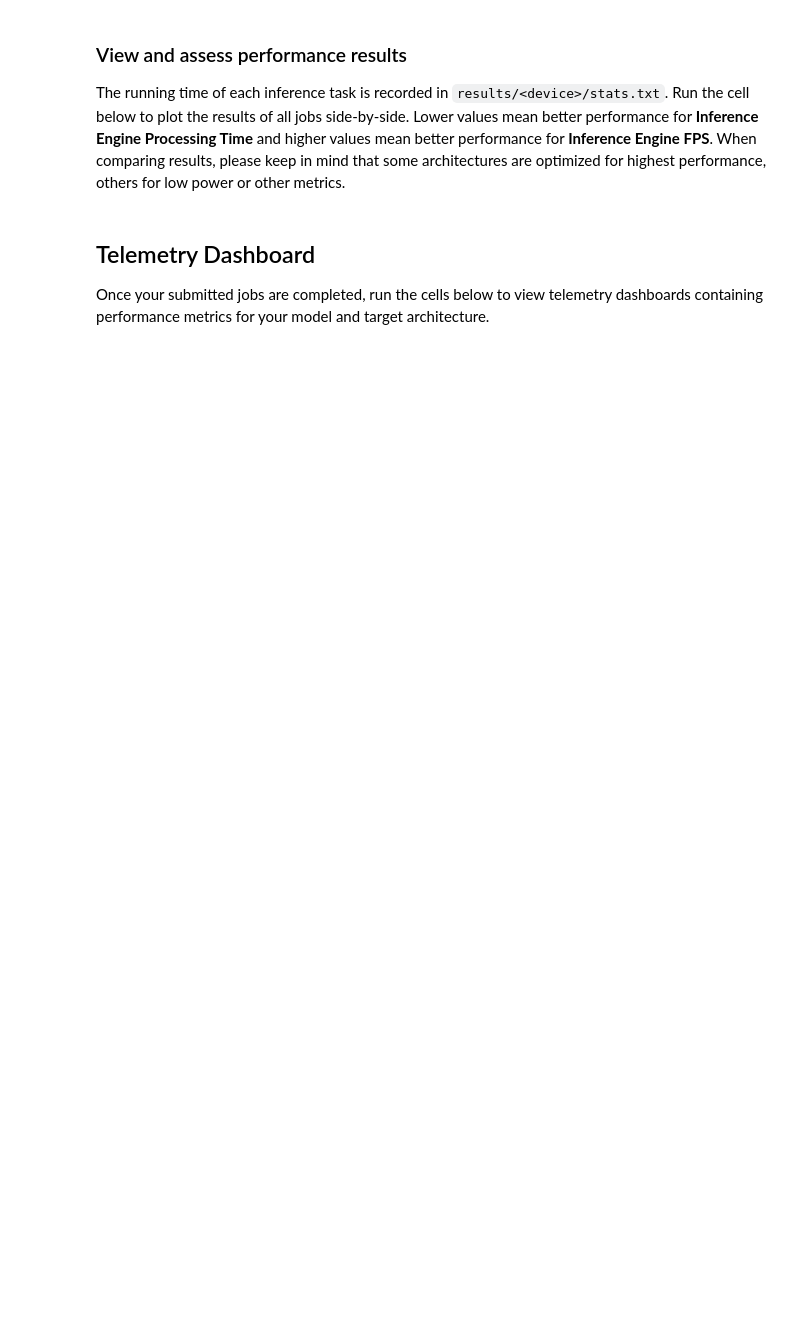
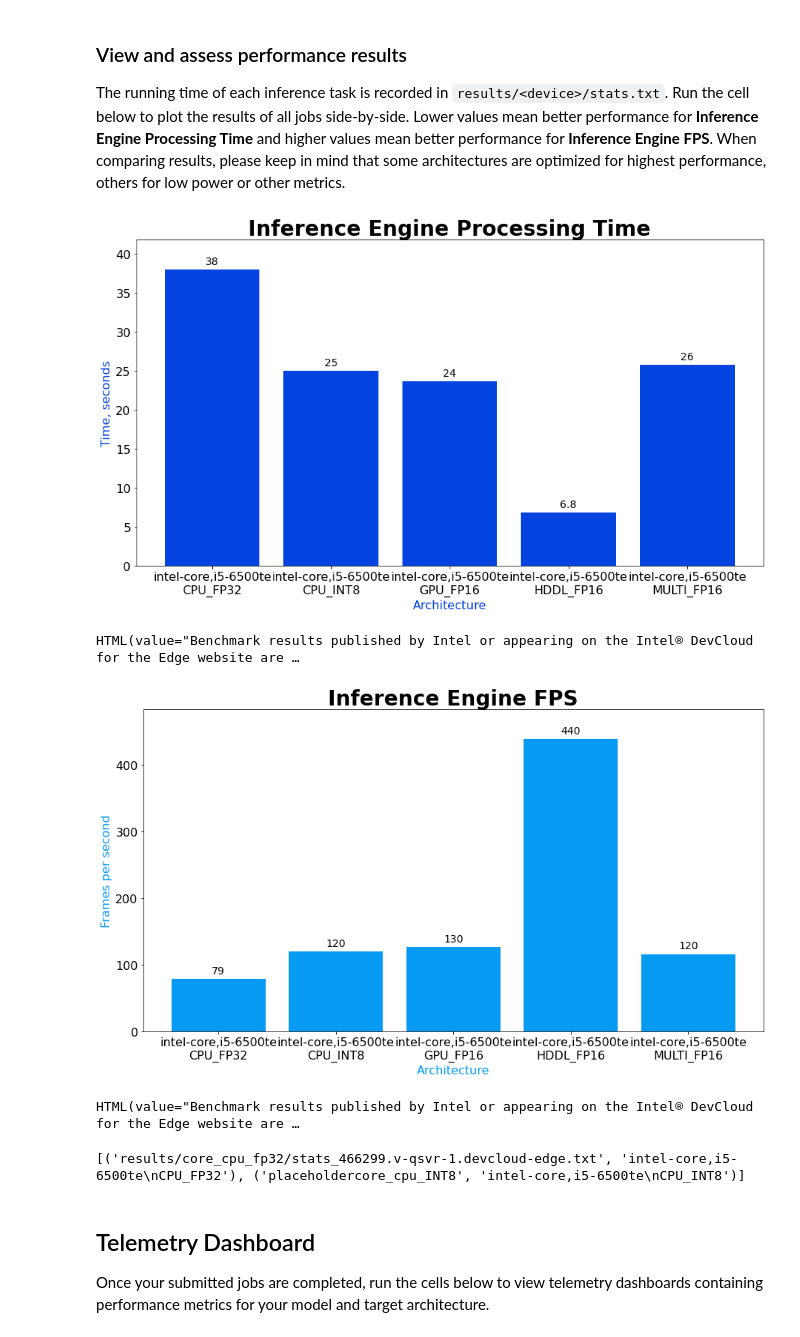
Before and after one commit to prasantdixit-autonomo/ai_workshop, a Jupyter notebook: Lab3/object-detection-python/object_detection_demo.ipynb, the cells around one changed output. Saved outputs shown, nothing was run; the diff lists cells and outputs as text; code cells hidden in the pictures; blank space fills up the shorter version.

```diff
--- a/Lab3/object-detection-python/object_detection_demo.ipynb
+++ b/Lab3/object-detection-python/object_detection_demo.ipynb
@@ -657,26 +717,34 @@ videoHTML('Intel VPU HDDL-R',
 The running time of each inference task is recorded in `results/<device>/stats.txt`. Run the cell below to plot the results of all jobs side-by-side. Lower values mean better performance for **Inference Engine Processing Time** and higher values mean better performance for **Inference Engine FPS**. When comparing results, please keep in mind that some architectures are optimized for highest performance, others for low power or other metrics.
 # %%
 # Create table of <architecture>, <title> for plotting
-arch_list = [('core', 'Intel Core\ni5-6500TE\nCPU'),
-             ('xeon_cascade_lake', 'Intel Xeon\nGold\n 6258R\nCPU'),
-             ('xeon_skylake', 'Intel Xeon\nE3-1268L v5\nCPU'),
-             ('gpu', ' Intel Core\ni5-6500TE\nHD530/GPU'),
-             ('ncs2', 'Intel VPU\ni5-6500TE\nNCS2 VPU'),
-             ('atom', 'Intel Atom\nx7-E3950\nHD505/GPU'),('hddlr', 'Intel VPU\n8xVPU\nHDDL-R')]
+arch_list = [('core_cpu_fp32', 'intel-core,i5-6500te\nCPU_FP32'),
+             ('core_cpu_int8', 'intel-core,i5-6500te\nCPU_INT8'),
+             ('core_gpu_fp16', 'intel-core,i5-6500te\nGPU_FP16'),
+             ('core_hddl_fp16', 'intel-core,i5-6500te\nHDDL_FP16'),
+             ('core_multi_fp16', 'intel-core,i5-6500te\nMULTI_FP16')]
 
 # For each archtecture in table, create path to stats file or placeholder
 stats_list = []
 for arch, a_name in arch_list:
     # if job_id_<architecture> exists, the job was run and has a stats file
     if 'job_id_'+arch in vars():
         stats_list.append((f'results/{arch}/stats_{vars()["job_id_"+arch][0]}.txt', a_name))
     else:
         stats_list.append(('placeholder'+arch, a_name))
 
 # Plot the execution time from the stats files
 summaryPlot(stats_list, 'Architecture', 'Time, seconds', 'Inference Engine Processing Time', 'time')
 # Plot the frames per second from the stats files
 summaryPlot(stats_list, 'Architecture', 'Frames per second', 'Inference Engine FPS', 'fps')
+# %% [output]
+[figure, added]
+HTML(value="Benchmark results published by Intel or appearing on the Intel® DevCloud for the Edge website are …
+[figure, added]
+HTML(value="Benchmark results published by Intel or appearing on the Intel® DevCloud for the Edge website are …
+# %%
+print(stats_list)
+# %% [output]
+[('results/core_cpu_fp32/stats_466299.v-qsvr-1.devcloud-edge.txt', 'intel-core,i5-6500te\nCPU_FP32'), ('placeholdercore_cpu_INT8', 'intel-core,i5-6500te\nCPU_INT8')]
 # %% [markdown]
 ## Telemetry Dashboard
 Once your submitted jobs are completed, run the cells below to view telemetry dashboards containing performance metrics for your model and target architecture.
```
Also changed, not shown: parts of 48 cells of this notebook, 16 other files.
